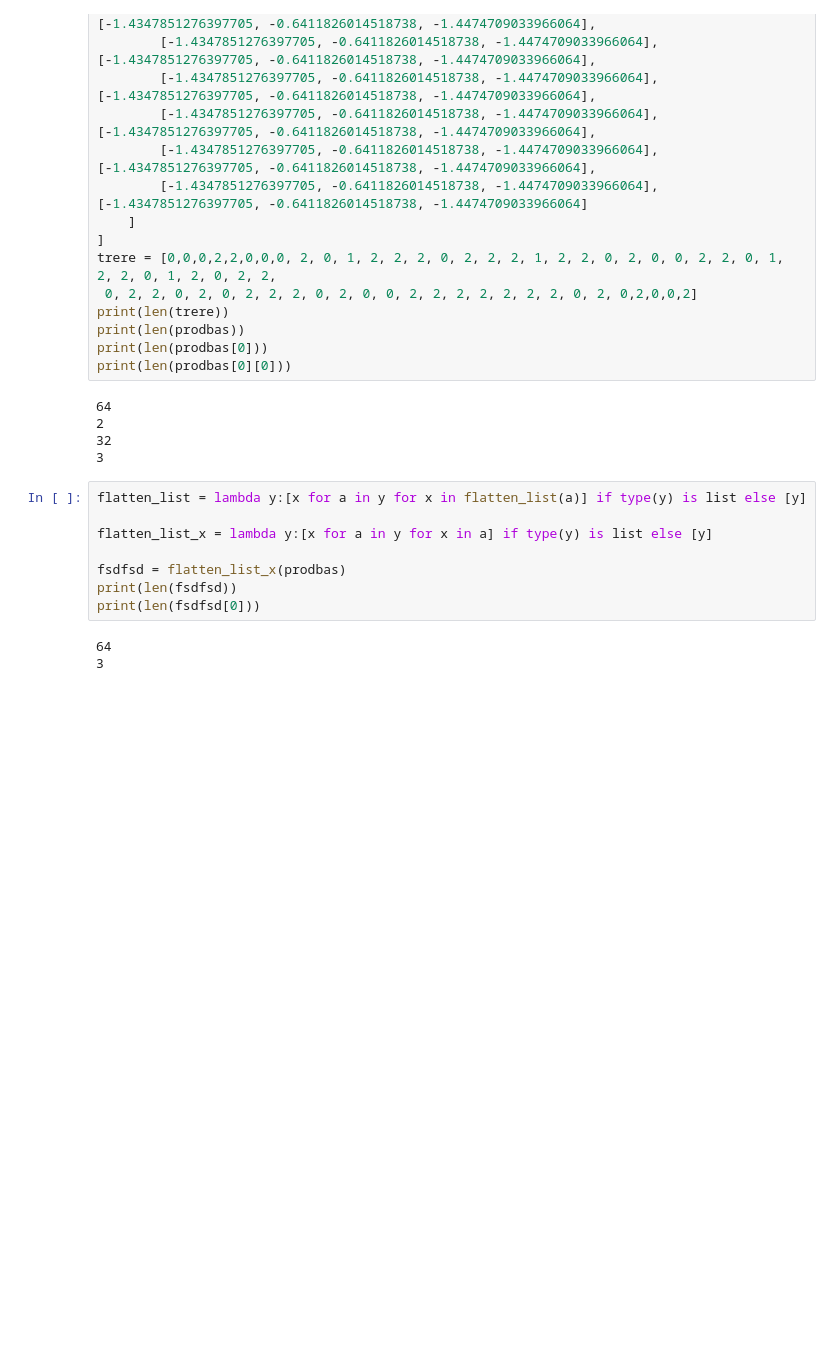
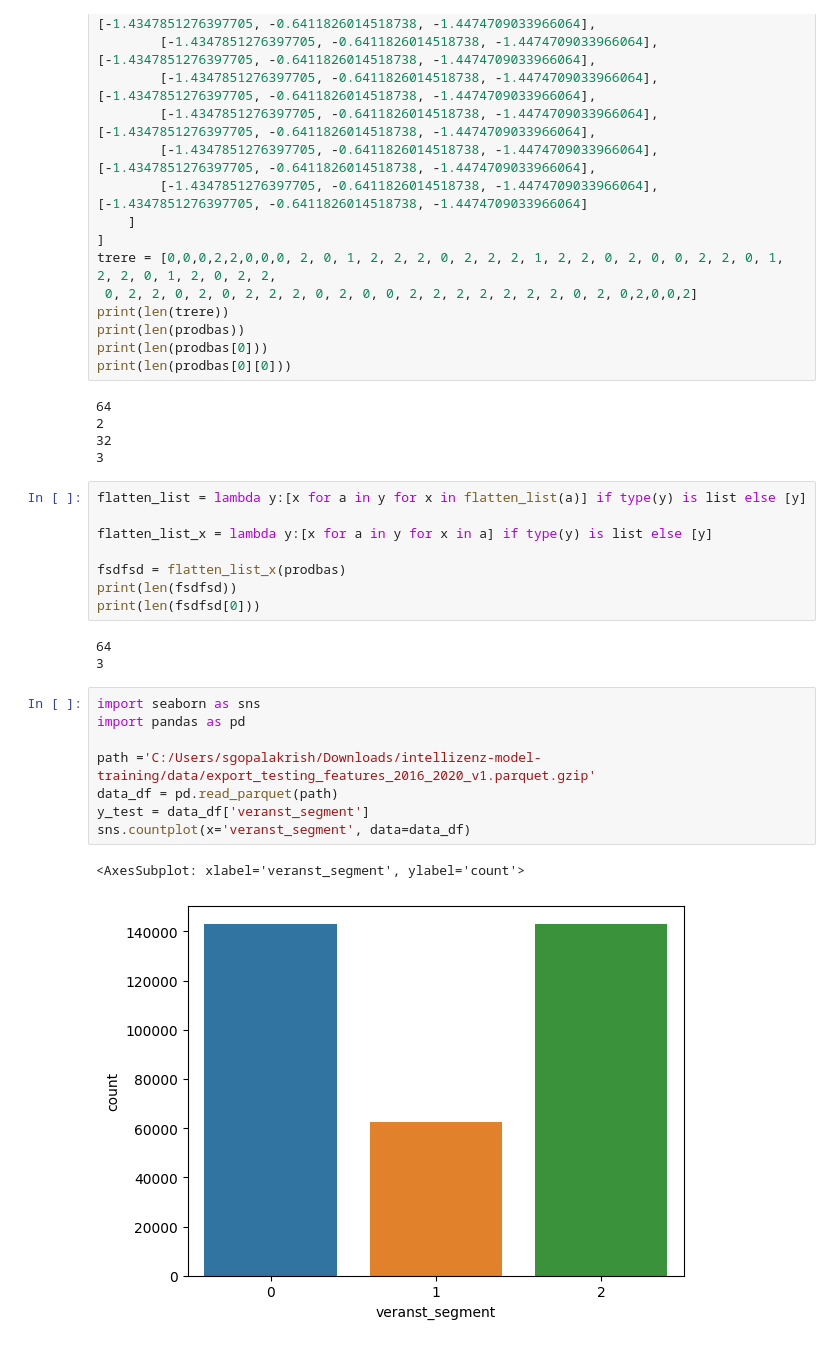
Before and after one commit to Saraavana/reclamation-processing, a Jupyter notebook: Neuro-symbolic-AI/SLASH/slash_intellizenz.ipynb, the cells around one changed output. Cells and saved outputs as stored; diff of their text form; blank space fills up the shorter version.

```diff
--- a/Neuro-symbolic-AI/SLASH/slash_intellizenz.ipynb
+++ b/Neuro-symbolic-AI/SLASH/slash_intellizenz.ipynb
@@ -447,3 +447,14 @@ print(len(fsdfsd[0]))
 # %% [output]
 64
 3
+# %%
+import seaborn as sns
+import pandas as pd
+
+path ='C:/Users/sgopalakrish/Downloads/intellizenz-model-training/data/export_testing_features_2016_2020_v1.parquet.gzip'
+data_df = pd.read_parquet(path)
+y_test = data_df['veranst_segment']
+sns.countplot(x='veranst_segment', data=data_df)
+# %% [output]
+<AxesSubplot: xlabel='veranst_segment', ylabel='count'>
+[figure, added]
```
Also changed, not shown: parts of 1 cell of this notebook, 5 other files.
